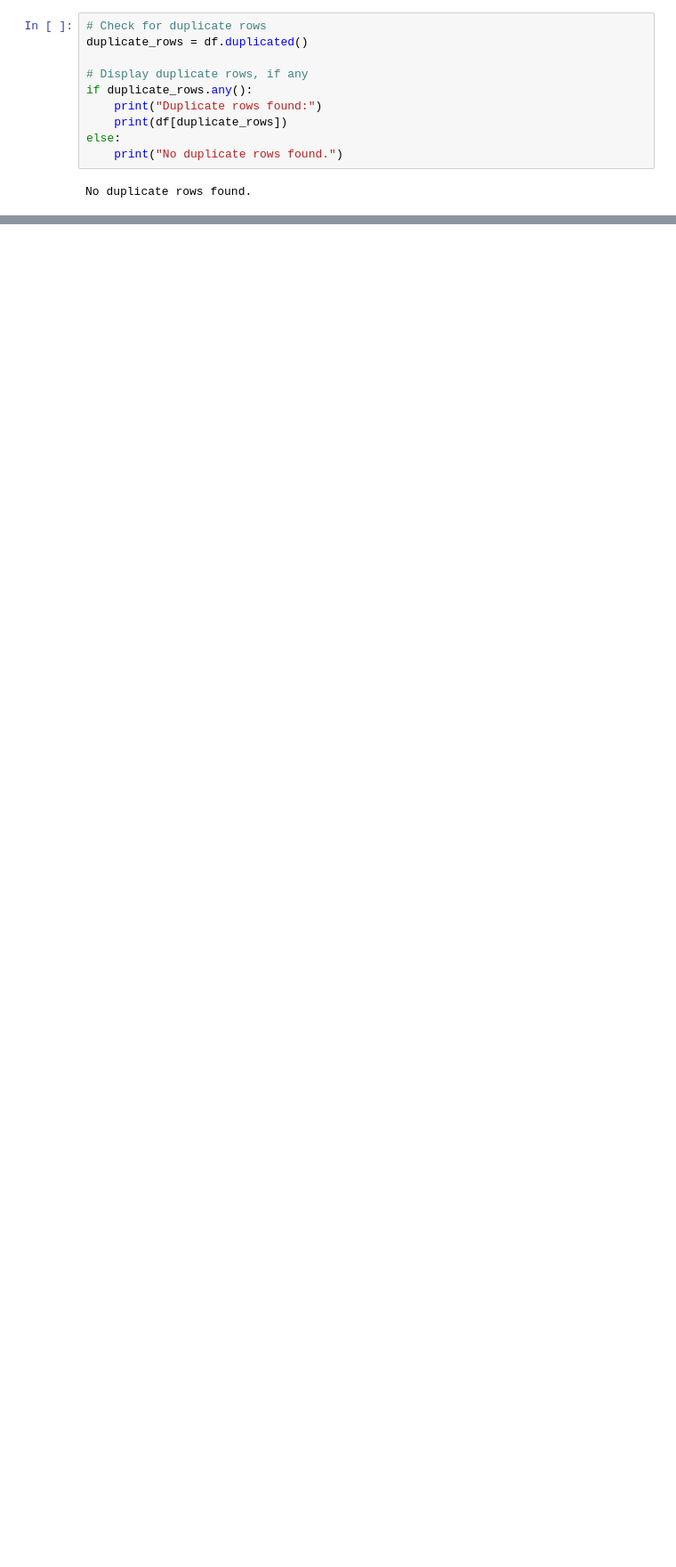
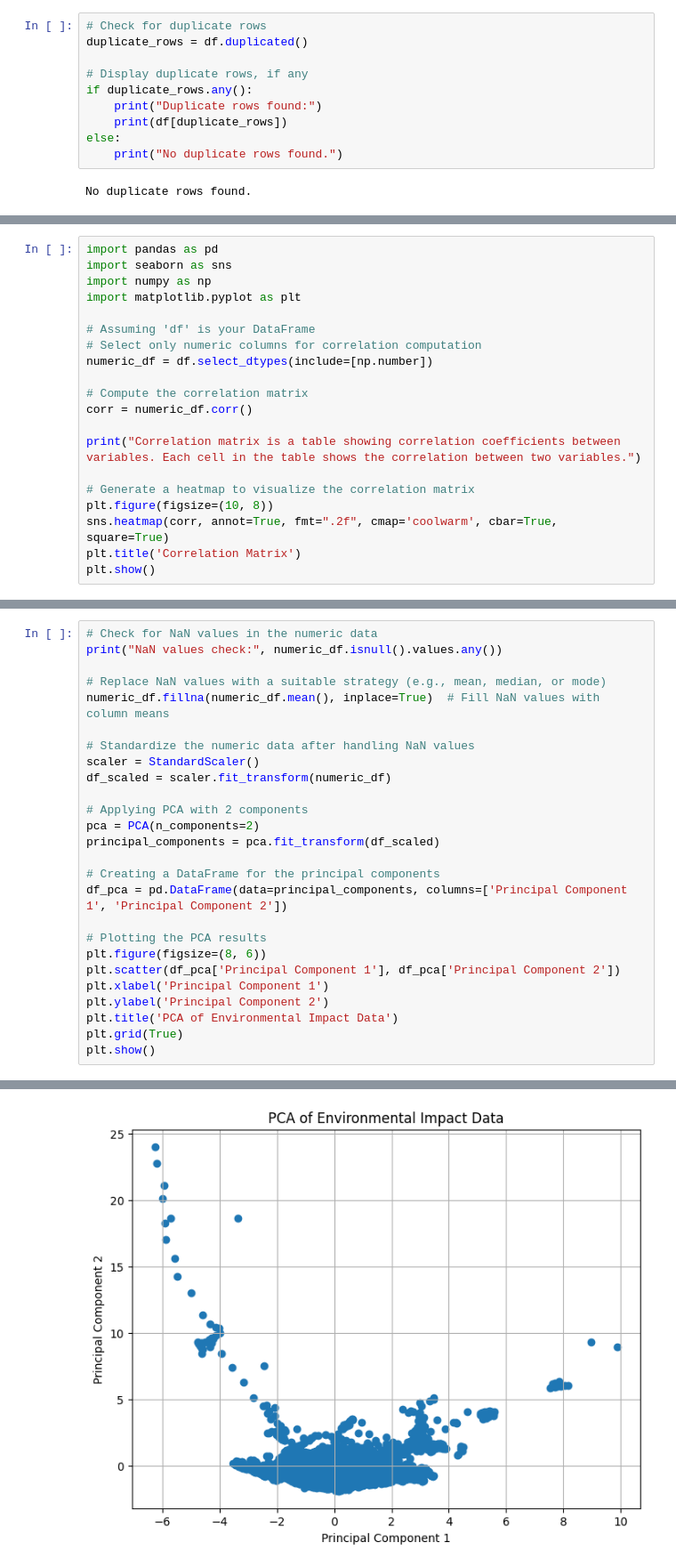
Before and after one commit to Annas-khan424/Data-visualisation, a Jupyter notebook: main.ipynb, the cells around one changed output, grey strips where cells are left out. Shown at 89% size. Cells and saved outputs as stored; diff of their text form; blank space fills up the shorter version.

```diff
--- a/main.ipynb
+++ b/main.ipynb
@@ -200,0 +406,20 @@ No duplicate rows found.
+# %%
+import pandas as pd
+import seaborn as sns
+import numpy as np
+import matplotlib.pyplot as plt
+
+# Assuming 'df' is your DataFrame
+# Select only numeric columns for correlation computation
+numeric_df = df.select_dtypes(include=[np.number])
+
+# Compute the correlation matrix
+corr = numeric_df.corr()
+
+print("Correlation matrix is a table showing correlation coefficients between variables. Each cell in the table shows the correlation between two variables.")
+
+# Generate a heatmap to visualize the correlation matrix
+plt.figure(figsize=(10, 8))
+sns.heatmap(corr, annot=True, fmt=".2f", cmap='coolwarm', cbar=True, square=True)
+plt.title('Correlation Matrix')
+plt.show()
@@ -200,0 +429,27 @@ No duplicate rows found.
+# %%
+# Check for NaN values in the numeric data
+print("NaN values check:", numeric_df.isnull().values.any())
+
+# Replace NaN values with a suitable strategy (e.g., mean, median, or mode)
+numeric_df.fillna(numeric_df.mean(), inplace=True)  # Fill NaN values with column means
+
+# Standardize the numeric data after handling NaN values
+scaler = StandardScaler()
+df_scaled = scaler.fit_transform(numeric_df)
+
+# Applying PCA with 2 components
+pca = PCA(n_components=2)
+principal_components = pca.fit_transform(df_scaled)
+
+# Creating a DataFrame for the principal components
+df_pca = pd.DataFrame(data=principal_components, columns=['Principal Component 1', 'Principal Component 2'])
+
+# Plotting the PCA results
+plt.figure(figsize=(8, 6))
+plt.scatter(df_pca['Principal Component 1'], df_pca['Principal Component 2'])
+plt.xlabel('Principal Component 1')
+plt.ylabel('Principal Component 2')
+plt.title('PCA of Environmental Impact Data')
+plt.grid(True)
+plt.show()
+# %% [output]
@@ -200,0 +457 @@ No duplicate rows found.
+[figure, added]
```
Also changed, not shown: parts of 18 cells of this notebook.
